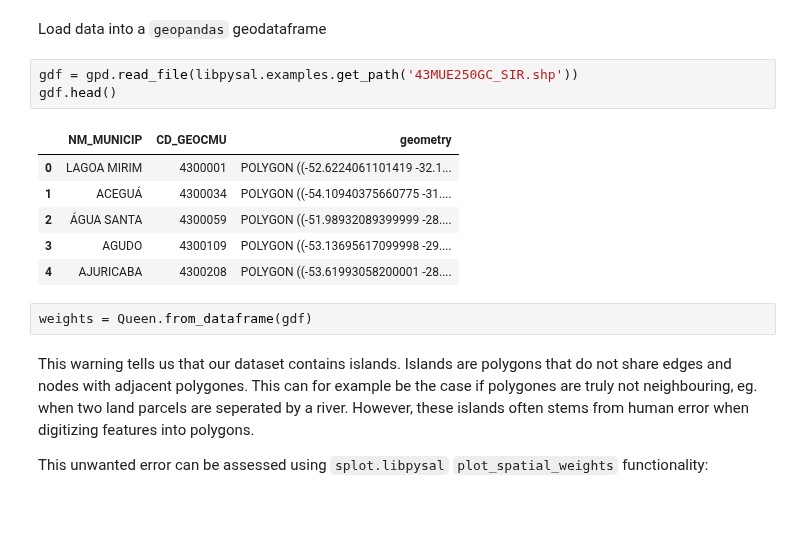
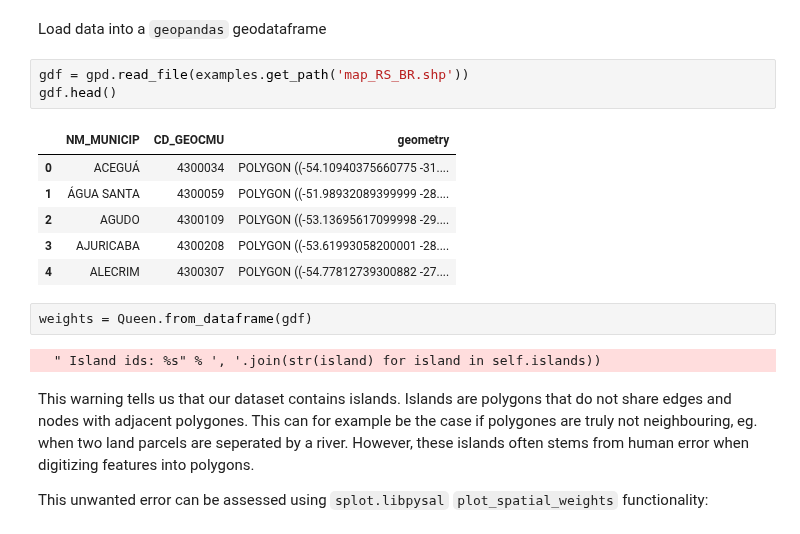
Before and after one commit to pysal/splot, a Jupyter notebook: notebooks/libpysal_non_planar_joins_viz.ipynb, the cells around one changed output. Cells and saved outputs as stored; diff of their text form.

```diff
--- a/notebooks/libpysal_non_planar_joins_viz.ipynb
+++ b/notebooks/libpysal_non_planar_joins_viz.ipynb
@@ -32,17 +32,19 @@ examples.explain('rio_grande_do_sul')
 # %% [markdown]
 Load data into a `geopandas` geodataframe
 # %%
-gdf = gpd.read_file(libpysal.examples.get_path('43MUE250GC_SIR.shp'))
+gdf = gpd.read_file(examples.get_path('map_RS_BR.shp'))
 gdf.head()
 # %% [output]
 |  | NM_MUNICIP | CD_GEOCMU | geometry |
-| 0 | LAGOA MIRIM | 4300001 | POLYGON ((-52.6224061101419 -32.1... |
-| 1 | ACEGUÁ | 4300034 | POLYGON ((-54.10940375660775 -31.... |
-| 2 | ÁGUA SANTA | 4300059 | POLYGON ((-51.98932089399999 -28.... |
-| 3 | AGUDO | 4300109 | POLYGON ((-53.13695617099998 -29.... |
-| 4 | AJURICABA | 4300208 | POLYGON ((-53.61993058200001 -28.... |
+| 0 | ACEGUÁ | 4300034 | POLYGON ((-54.10940375660775 -31.... |
+| 1 | ÁGUA SANTA | 4300059 | POLYGON ((-51.98932089399999 -28.... |
+| 2 | AGUDO | 4300109 | POLYGON ((-53.13695617099998 -29.... |
+| 3 | AJURICABA | 4300208 | POLYGON ((-53.61993058200001 -28.... |
+| 4 | ALECRIM | 4300307 | POLYGON ((-54.77812739300882 -27.... |
 # %%
 weights = Queen.from_dataframe(gdf)
+# %% [output]
+  " Island ids: %s" % ', '.join(str(island) for island in self.islands))
 # %% [markdown]
 This warning tells us that our dataset contains islands. Islands are polygons that do not share edges and nodes with adjacent polygones. This can for example be the case if polygones are truly not neighbouring, eg. when two land parcels are seperated by a river. However, these islands often stems from human error when digitizing features into polygons.
 
```
Also changed, not shown: parts of 4 cells of this notebook, 5 other files.
